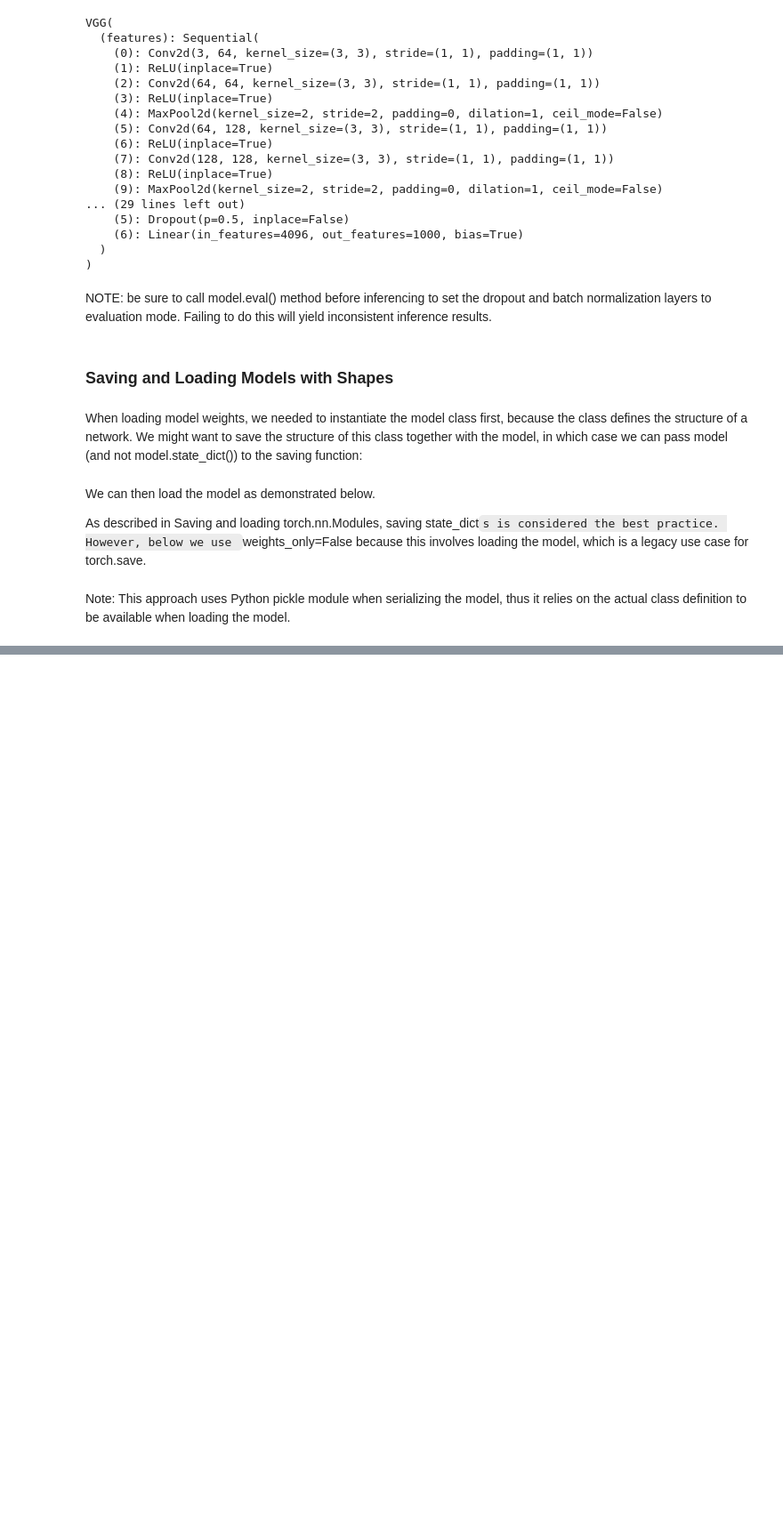
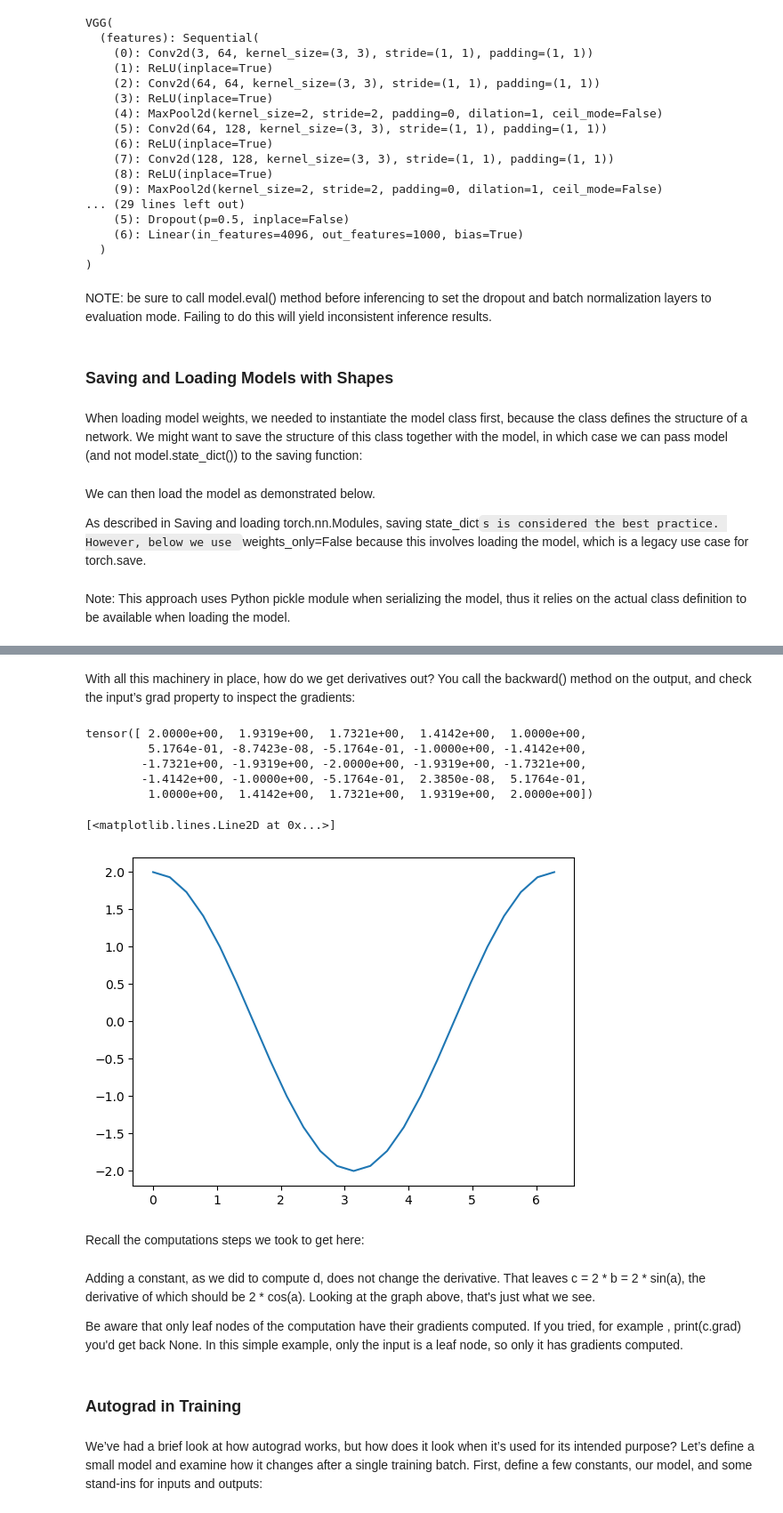
Before and after one commit to AnjaliML/ML101, a Jupyter notebook: ML_basics.ipynb, the cells around one changed output, grey strips where cells are left out. Shown: that part at 89% size. Drawn from its saved outputs; the diff is of its cells as text; code cells hidden in the pictures; blank space fills up the shorter version.

```diff
--- a/ML_basics.ipynb
+++ b/ML_basics.ipynb
@@ -929,0 +2022,6 @@ This approach uses Python pickle module when serializing the model, thus it reli
+# %%
+c = 2 * b
+print(c)
+
+d = c + 1
+print(d)
@@ -929,0 +2043,3 @@ This approach uses Python pickle module when serializing the model, thus it reli
+# %%
+out = d.sum()
+print(out)
@@ -929,0 +2079,16 @@ This approach uses Python pickle module when serializing the model, thus it reli
+# %% [markdown]
+With all this machinery in place, how do we get derivatives out? You call the backward() method on the output, and check the input’s grad property to inspect the gradients:
+# %%
+out.backward()
+print(a.grad)
+plt.plot(a.detach(), a.grad.detach())
+# %% [output]
+tensor([ 2.0000e+00,  1.9319e+00,  1.7321e+00,  1.4142e+00,  1.0000e+00,
+         5.1764e-01, -8.7423e-08, -5.1764e-01, -1.0000e+00, -1.4142e+00,
+        -1.7321e+00, -1.9319e+00, -2.0000e+00, -1.9319e+00, -1.7321e+00,
+        -1.4142e+00, -1.0000e+00, -5.1764e-01,  2.3850e-08,  5.1764e-01,
+         1.0000e+00,  1.4142e+00,  1.7321e+00,  1.9319e+00,  2.0000e+00])
+[<matplotlib.lines.Line2D at 0x...>]
+[figure, added]
+# %% [markdown]
+Recall the computations steps we took to get here:
@@ -929,0 +2101,8 @@ This approach uses Python pickle module when serializing the model, thus it reli
+# %% [markdown]
+Adding a constant, as we did to compute d, does not change the derivative. That leaves c = 2 * b = 2 * sin(a), the derivative of which should be 2 * cos(a). Looking at the graph above, that's just what we see.
+
+Be aware that only leaf nodes of the computation have their gradients computed. If you tried, for example , print(c.grad) you'd get back None. In this simple example, only the input is a leaf node, so only it has gradients computed.
+# %% [markdown]
+### Autograd in Training
+# %% [markdown]
+We’ve had a brief look at how autograd works, but how does it look when it’s used for its intended purpose? Let’s define a small model and examine how it changes after a single training batch. First, define a few constants, our model, and some stand-ins for inputs and outputs:
```
Also changed, not shown: parts of 228 cells of this notebook, 2 other files.
